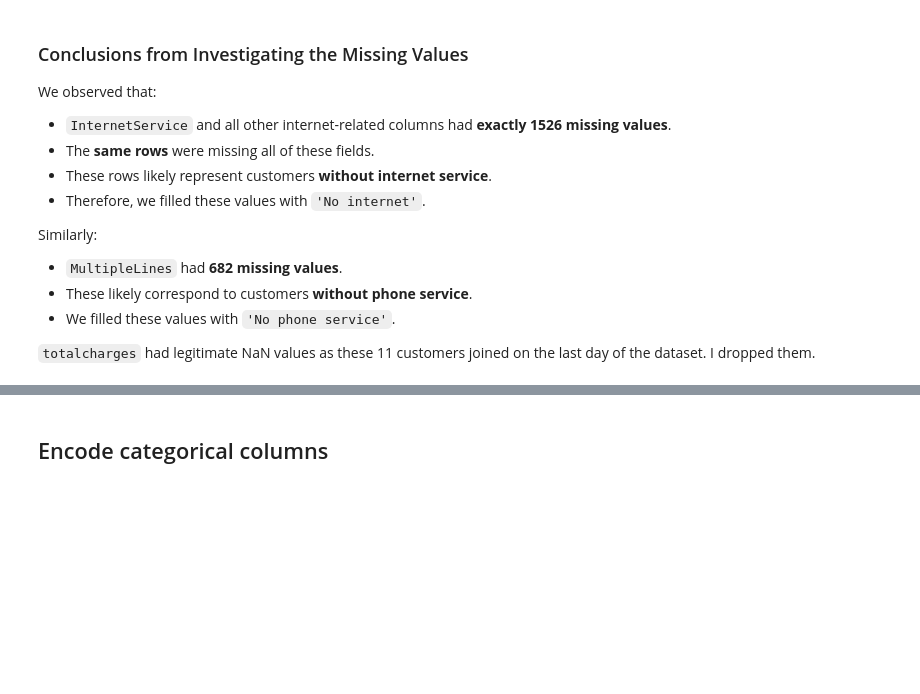
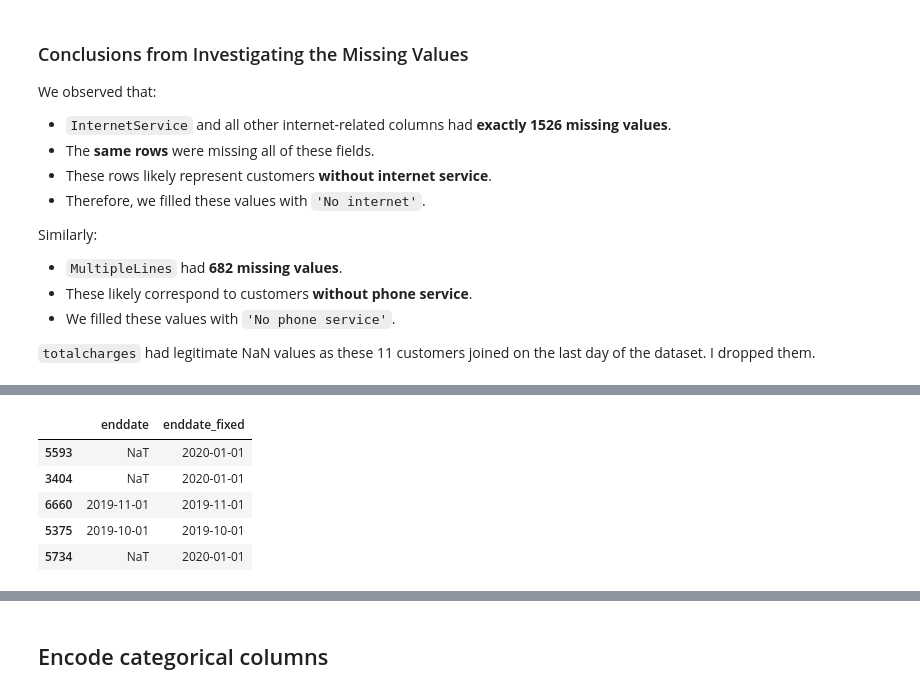
Before and after one commit to littleteapot3/customer-churn-ml-model, a Jupyter notebook: fp_notebook.ipynb, the cells around one changed output, grey strips where cells are left out. Saved outputs shown, nothing was run; the diff lists cells and outputs as text; code cells hidden in the pictures; blank space fills up the shorter version.

```diff
--- a/fp_notebook.ipynb
+++ b/fp_notebook.ipynb
@@ -613,0 +625,10 @@ Similarly:
+# %%
+# Check our work
+df[['enddate', 'enddate_fixed']].sample(5)
+# %% [output]
+|  | enddate | enddate_fixed |
+| 5593 | NaT | 2020-01-01 |
+| 3404 | NaT | 2020-01-01 |
+| 6660 | 2019-11-01 | 2019-11-01 |
+| 5375 | 2019-10-01 | 2019-10-01 |
+| 5734 | NaT | 2020-01-01 |
```
Also changed, not shown: parts of 12 cells of this notebook.
